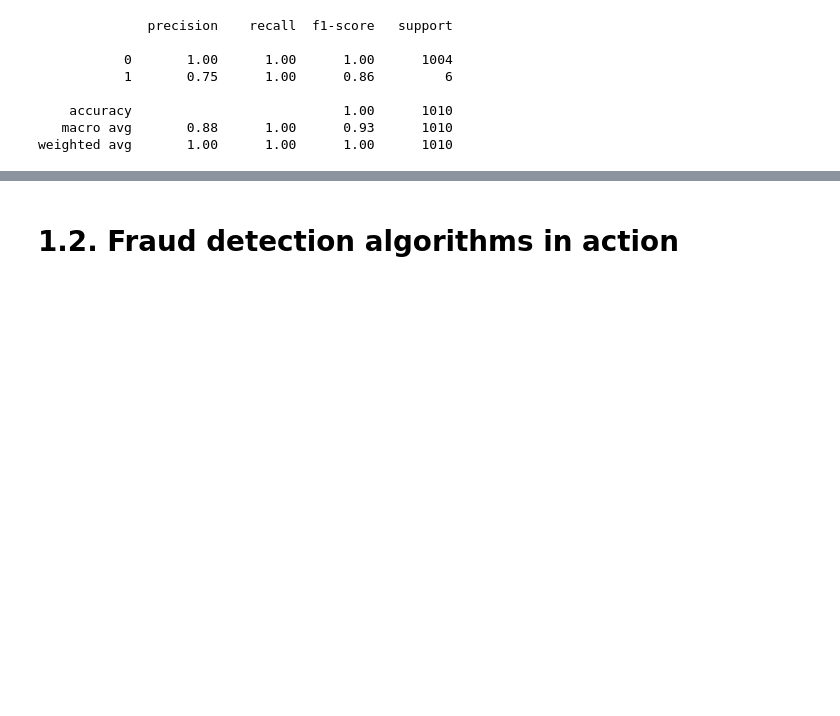
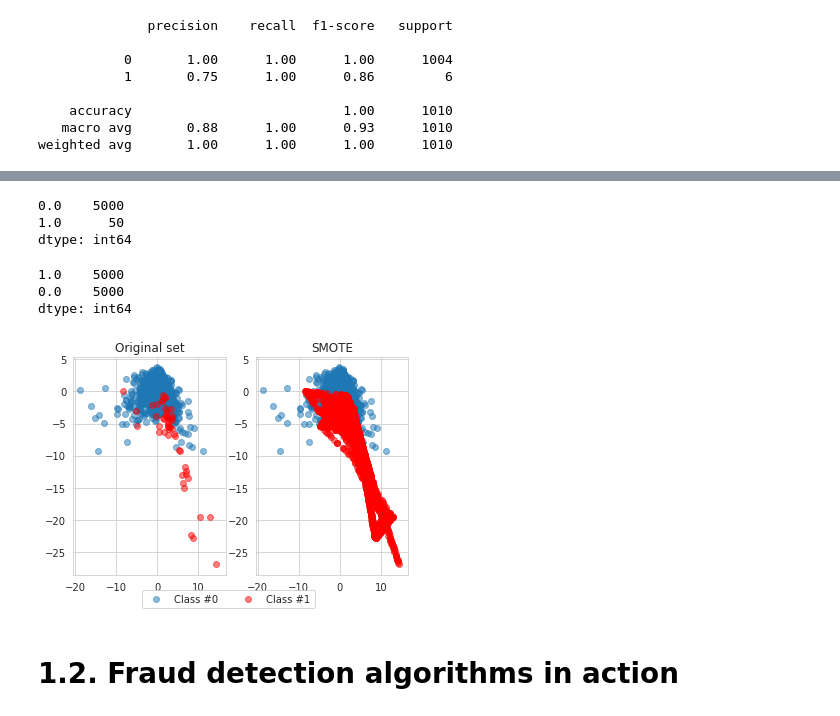
Before and after one commit to shawnngtq/applied-finance, a Jupyter notebook: fraud-detection-in-python/fraud-detection-in-python.ipynb, the cells around one changed output, grey strips where cells are left out. Drawn from its saved outputs; the diff is of its cells as text; code cells hidden in the pictures; blank space fills up the shorter version.

```diff
--- a/fraud-detection-in-python/fraud-detection-in-python.ipynb
+++ b/fraud-detection-in-python/fraud-detection-in-python.ipynb
@@ -206,3 +250,38 @@ weighted avg       1.00      1.00      1.00      1010
+# %%
+# Print the value_counts on the original labels y
+print(pd.value_counts(pd.Series(y)))
+# %% [output]
+0.0    5000
+1.0      50
+dtype: int64
+# %%
+# Print the value_counts
+print(pd.value_counts(pd.Series(y_resampled)))
+# %% [output]
+1.0    5000
+0.0    5000
+dtype: int64
+# %%
+def compare_plot(X,y,X_resampled,y_resampled, method):
+    # Start a plot figure
+    f, (ax1, ax2) = plt.subplots(1, 2)
+    # sub-plot number 1, this is our normal data
+    c0 = ax1.scatter(X[y == 0, 0], X[y == 0, 1], label="Class #0",alpha=0.5)
+    c1 = ax1.scatter(X[y == 1, 0], X[y == 1, 1], label="Class #1",alpha=0.5, c='r')
+    ax1.set_title('Original set')
+    # sub-plot number 2, this is our oversampled data
+    ax2.scatter(X_resampled[y_resampled == 0, 0], X_resampled[y_resampled == 0, 1], label="Class #0", alpha=.5)
+    ax2.scatter(X_resampled[y_resampled == 1, 0], X_resampled[y_resampled == 1, 1], label="Class #1", alpha=.5,c='r')
+    ax2.set_title(method)
+    # some settings and ready to go
+    plt.figlegend((c0, c1), ('Class #0', 'Class #1'), loc='lower center',
+                  ncol=2, labelspacing=0.)
+    #plt.tight_layout(pad=3)
+    return plt.show()
+# %%
+compare_plot(X, y, X_resampled, y_resampled, method='SMOTE')
+# %% [output]
+[figure, added]
 # %% [markdown]
 # 1.2. Fraud detection algorithms in action
 # %%
```
Also changed, not shown: parts of 84 cells of this notebook, 3 other files.
